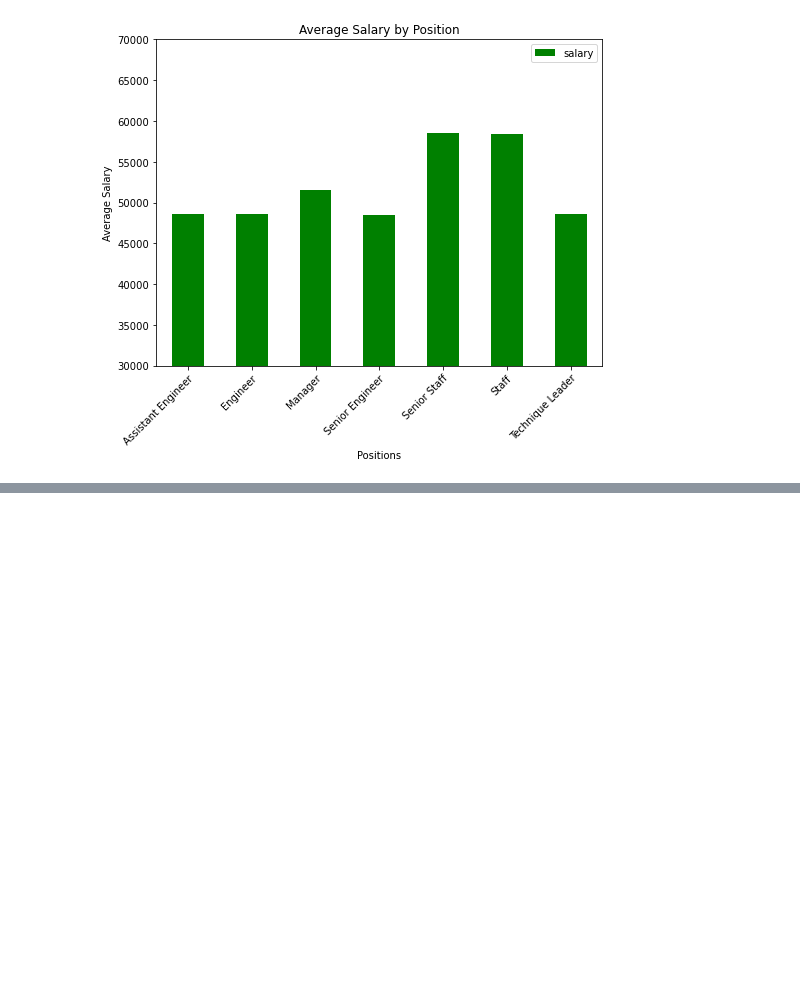
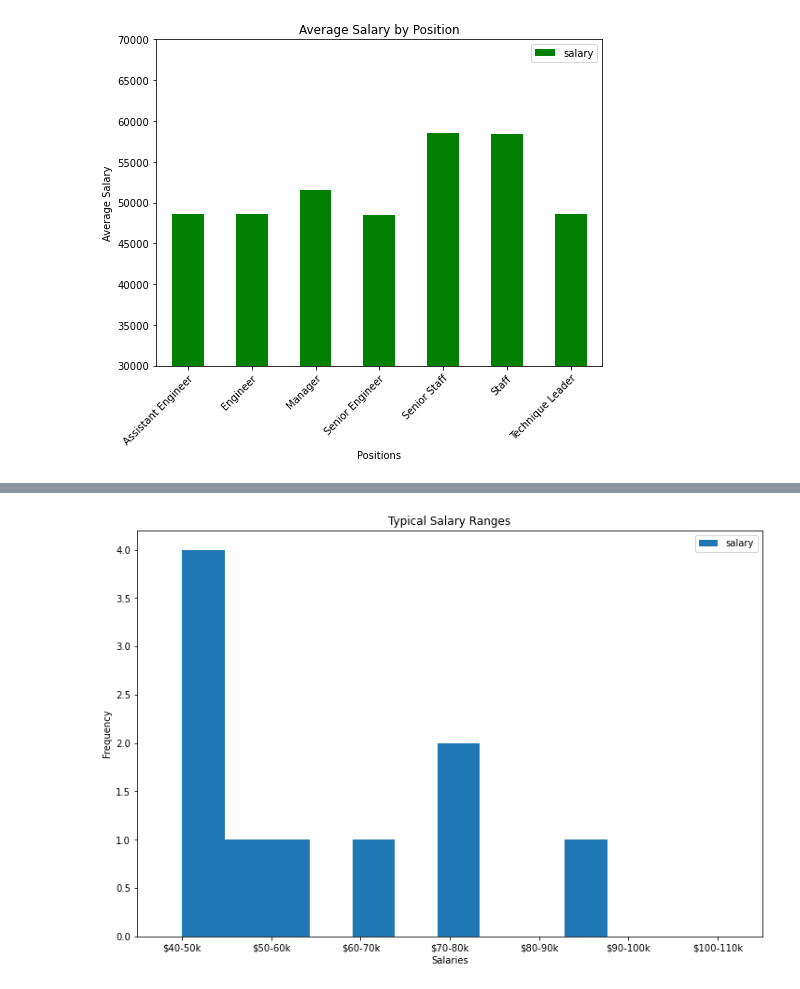
Before and after one commit to valputla/SQL-Challenge, a Jupyter notebook: Employees.ipynb, the cells around one changed output, grey strips where cells are left out. Cells and saved outputs as stored; diff of their text form; code cells hidden in the pictures; blank space fills up the shorter version.

```diff
--- a/Employees.ipynb
+++ b/Employees.ipynb
@@ -83,0 +101,18 @@ plt.show()
+# %%
+bins = [30000, 40000, 50000, 60000, 70000, 80000, 90000, 100000, 110000, 120000, 130000]
+
+group_names = ["$30-40k","$40-50k","$50-60k","$60-70k", "$70-80k",
+               "$80-90k", "$90-100k", "$100-110k", "$110-120k", "$120-130k"]
+
+salary_employees_df["salary summary"] = pd.cut(salary_employees_df["salary"], bins, labels=group_names, include_lowest=True)
+# %%
+salary_employees_df_binned = salary_employees_df.groupby("salary summary")["salary"].count()
+salary_employees_df_binned_df = pd.DataFrame(salary_employees_df_binned)
+ax = salary_employees_df_binned_df.plot(kind="hist", title="Typical Salary Ranges",
+                                  figsize=(12,8))
+plt.xlabel("Salaries")
+plt.xlim([-10000, 130000])
+ax.set_xticklabels(group_names)
+plt.show()
+# %% [output]
+[figure, added]
```
Also changed, not shown: parts of 4 cells of this notebook.
